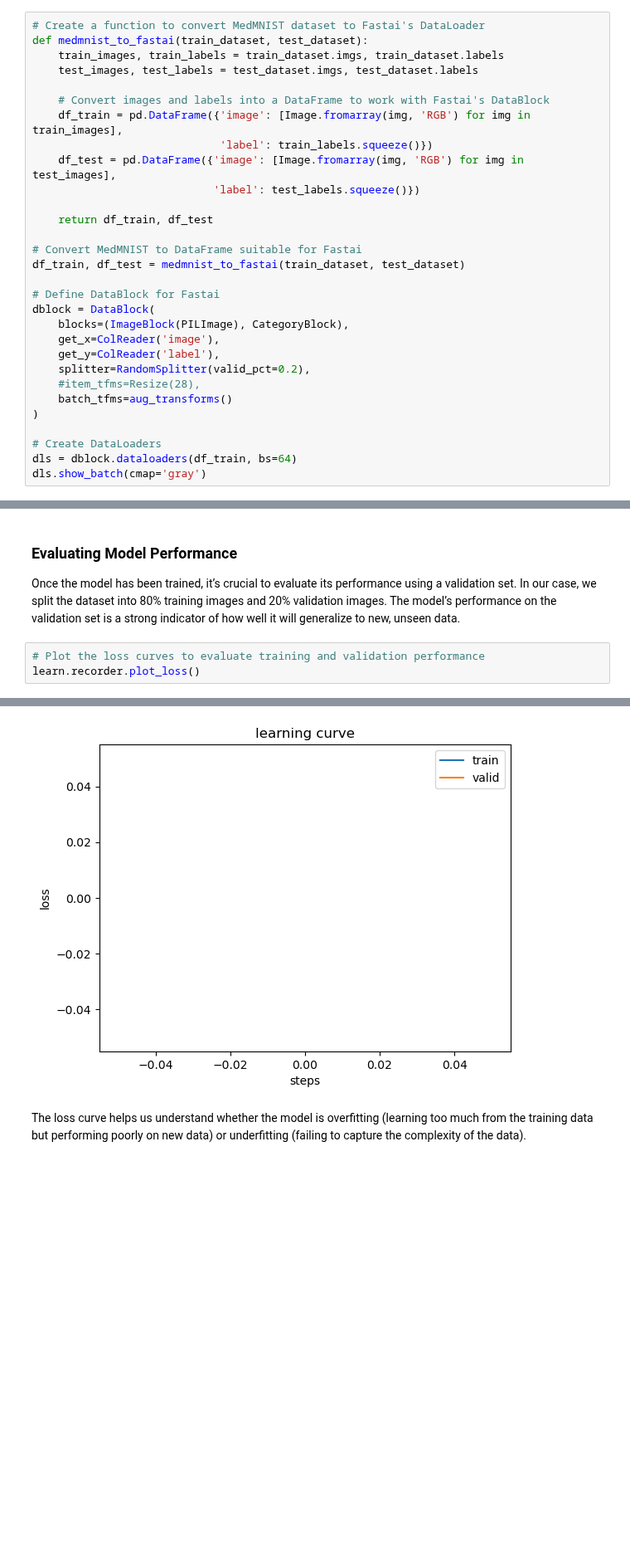
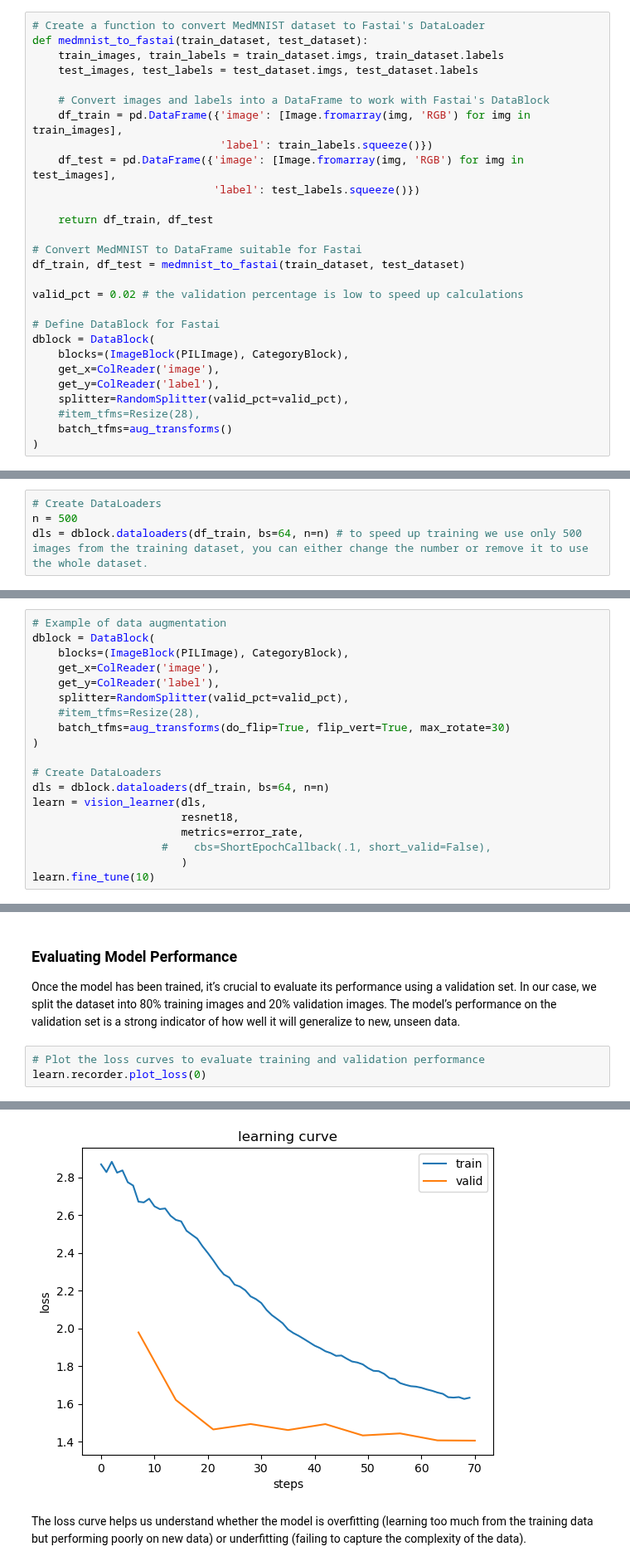
Before and after one commit to bmandracchia/ML4BD, a Jupyter notebook: chapters/21_neural networks.ipynb, the cells around one changed output, grey strips where cells are left out. Shown at 83% size. Drawn from its saved outputs; the diff is of its cells as text; blank space fills up the shorter version.

```diff
--- a/chapters/21_neural networks.ipynb
+++ b/chapters/21_neural networks.ipynb
@@ -172,16 +172,14 @@ def medmnist_to_fastai(train_dataset, test_dataset):
 # Convert MedMNIST to DataFrame suitable for Fastai
 df_train, df_test = medmnist_to_fastai(train_dataset, test_dataset)
 
+valid_pct = 0.02 # the validation percentage is low to speed up calculations
+
 # Define DataBlock for Fastai
 dblock = DataBlock(
     blocks=(ImageBlock(PILImage), CategoryBlock),
     get_x=ColReader('image'),
     get_y=ColReader('label'),
-    splitter=RandomSplitter(valid_pct=0.2),
+    splitter=RandomSplitter(valid_pct=valid_pct),
     #item_tfms=Resize(28),
     batch_tfms=aug_transforms()
 )
-
-# Create DataLoaders
-dls = dblock.dataloaders(df_train, bs=64)
-dls.show_batch(cmap='gray')
@@ -191,0 +231,4 @@ In the data block, we define the `Transform`s that we need. A `Transform` contai
+# %%
+# Create DataLoaders
+n = 500
+dls = dblock.dataloaders(df_train, bs=64, n=n) # to speed up training we use only 500 images from the training dataset, you can either change the number or remove it to use the whole dataset.
@@ -271,0 +332,19 @@ When you pass an image through the neural network, the model processes it throug
+# %%
+# Example of data augmentation
+dblock = DataBlock(
+    blocks=(ImageBlock(PILImage), CategoryBlock),
+    get_x=ColReader('image'),
+    get_y=ColReader('label'),
+    splitter=RandomSplitter(valid_pct=valid_pct),
+    #item_tfms=Resize(28),
+    batch_tfms=aug_transforms(do_flip=True, flip_vert=True, max_rotate=30)
+)
+
+# Create DataLoaders
+dls = dblock.dataloaders(df_train, bs=64, n=n)
+learn = vision_learner(dls,
+                       resnet18,
+                       metrics=error_rate,
+                    #    cbs=ShortEpochCallback(.1, short_valid=False),
+                       )
+learn.fine_tune(10)
@@ -277,10 +373,10 @@ When you pass an image through the neural network, the model processes it throug
 Once the model has been trained, it’s crucial to evaluate its performance using a validation set. In our case, we split the dataset into 80% training images and 20% validation images. The model’s performance on the validation set is a strong indicator of how well it will generalize to new, unseen data.
 # %%
 # Plot the loss curves to evaluate training and validation performance
-learn.recorder.plot_loss()
+learn.recorder.plot_loss(0)
 # %% [output]
 <Axes: title={'center': 'learning curve'}, xlabel='steps', ylabel='loss'>
-[figure, old version]
+[figure, new version]
 # %% [markdown]
 
 The loss curve helps us understand whether the model is overfitting (learning too much from the training data but performing poorly on new data) or underfitting (failing to capture the complexity of the data).
```
Also changed, not shown: parts of 26 cells of this notebook, 2 other files.
